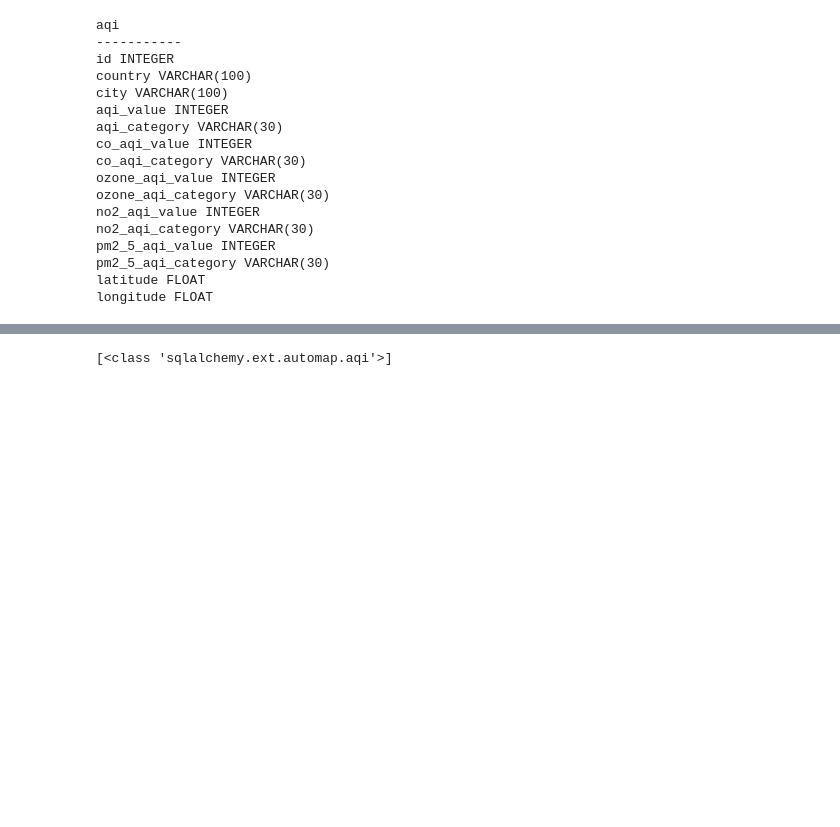
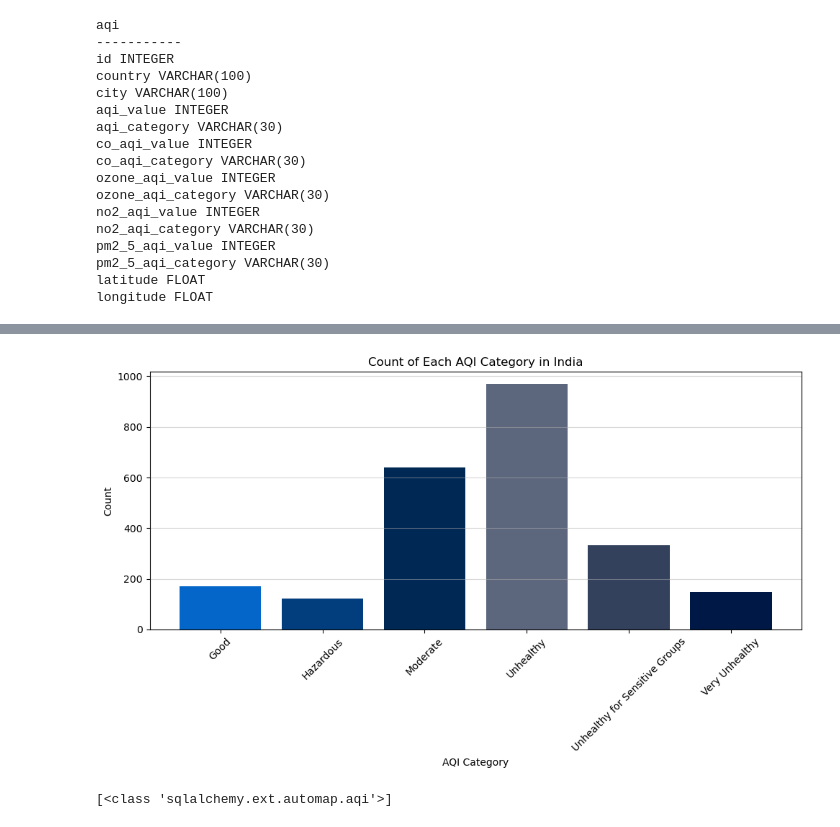
Before and after one commit to andrew-m-vick/project-3-group-08, a Jupyter notebook: Resources/aqi.ipynb, the cells around one changed output, grey strips where cells are left out. Drawn from its saved outputs; the diff is of its cells as text; code cells hidden in the pictures; blank space fills up the shorter version.

```diff
--- a/Resources/aqi.ipynb
+++ b/Resources/aqi.ipynb
@@ -109,3 +193,29 @@ df2.head()
+# %%
+# Query the data with a filter for 'India'
+query = """
+SELECT aqi_category, COUNT(*) as count
+FROM aqi
+WHERE country = 'India'
+GROUP BY aqi_category
+"""
+df = pd.read_sql(query, engine)
+
+
+# Plot the data
+plt.figure(figsize=(10, 6))
+plt.bar(df['aqi_category'], df['count'], color=['#0466C8', '#023E7D', '#002855', '#5C677D', '#33415C', '#001845'])
+plt.xlabel('AQI Category')
+plt.ylabel('Count')
+plt.title('Count of Each AQI Category in India')
+plt.xticks(rotation=45)
+
+# Add horizontal grid lines with custom opacity
+plt.grid(True, axis='y', alpha=0.5)
+
+plt.tight_layout()
+plt.show()
+# %% [output]
+[figure, added]
 # %%
  # Declare a Base using `automap_base()`
 Base = automap_base()
```
Also changed, not shown: parts of 4 cells of this notebook, 1 other file.
